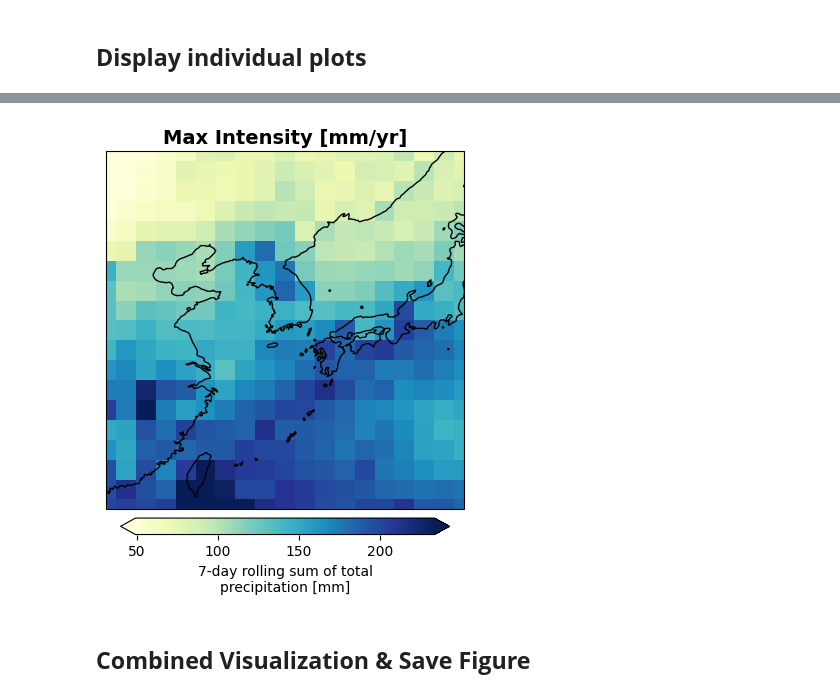
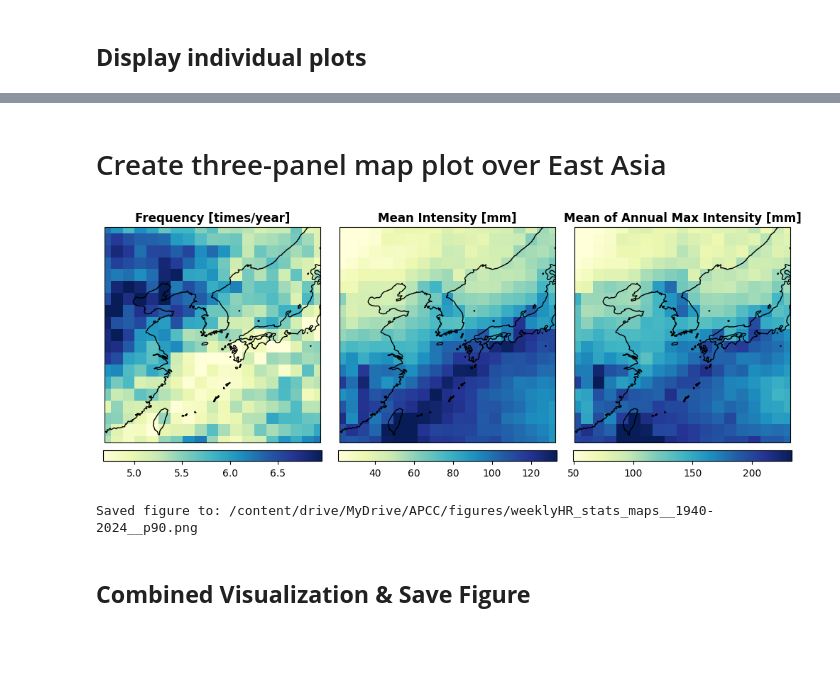
Before and after one commit to yyalexlee/EastAsiaClimateExtremes, a Jupyter notebook: CODES/Weekly_Extreme_Statistics_and_Visualization.ipynb, the cells around one changed output, grey strips where cells are left out. Cells and saved outputs as stored; diff of their text form; code cells hidden in the pictures; blank space fills up the shorter version.

```diff
--- a/CODES/Weekly_Extreme_Statistics_and_Visualization.ipynb
+++ b/CODES/Weekly_Extreme_Statistics_and_Visualization.ipynb
@@ -387,2 +412,8 @@ All statistics computed!
+# %%
+plot_info = [
+    (frequency_clim, "Frequency [times/year]", freq_vmin, freq_vmax, cmap),
+    (mean_intensity_clim, f"Mean Intensity [{unit}]", intensity_vmin, intensity_vmax, cmap),
+    (mean_max_intensity_clim, f"Mean of Annual Max Intensity [{unit}]", max_intensity_vmin, max_intensity_vmax, cmap),
+]
 # %% [markdown]
 ## **Display individual plots**
@@ -441,18 +420,35 @@ plt.close()
-# %%
-fig = plt.figure(figsize=(5,5))
-ax  = plt.axes(projection=ccrs.PlateCarree())
-im  = extreme_max_avg.plot(ax=ax, transform=ccrs.PlateCarree(),
-                cmap=cmap,
-                vmin=max_intensity_vmin,
-                vmax=max_intensity_vmax,
-                cbar_kwargs={"shrink":0.7, 'pad':0.02, 'location':'bottom'})
-ax.set_extent([lon_min, lon_max, lat_min, lat_max], crs=ccrs.PlateCarree())
-ax.coastlines()
-ax.set_title(f"Max Intensity [{unit}/yr]", fontsize=14, fontweight='bold')
-plt.tight_layout()
-plt.show()
-plt.close()
-# %% [output]
-[figure, removed]
+# %% [markdown]
+# Create three-panel map plot over East Asia
+# %%
+fig, axes = plt.subplots(
+    nrows=1, ncols=3,
+    figsize=(10, 4),
+    subplot_kw={"projection": ccrs.PlateCarree()}
+)
+
+for ax, (data_plot, title, vmin, vmax, cmap_) in zip(axes, plot_info):
+    im = data_plot.plot(
+        ax=ax,
+        transform=ccrs.PlateCarree(),
+        cmap=cmap_,
+        vmin=vmin,
+        vmax=vmax,
+        add_colorbar=False
+    )
+    ax.coastlines()
+    ax.set_extent([lon_min, lon_max, lat_min, lat_max], crs=ccrs.PlateCarree())
+    ax.set_title(title, fontsize=12, fontweight="bold")
+    fig.colorbar(im, ax=ax, orientation="horizontal", pad=0.03)
+
+plt.tight_layout()
+fig_path = os.path.join(PATH_save_fig, f"weekly{varname}_stats_maps__1940-2024__p{int(boundary*100)}.png")
+plt.savefig(fig_path, dpi=150, bbox_inches='tight')
+plt.show()
+plt.close()
+
+print(f"Saved figure to: {fig_path}")
+# %% [output]
+[figure, added]
+Saved figure to: /content/drive/MyDrive/APCC/figures/weeklyHR_stats_maps__1940-2024__p90.png
 # %% [markdown]
 ## **Combined Visualization & Save Figure**
```
Also changed, not shown: parts of 49 cells of this notebook.
